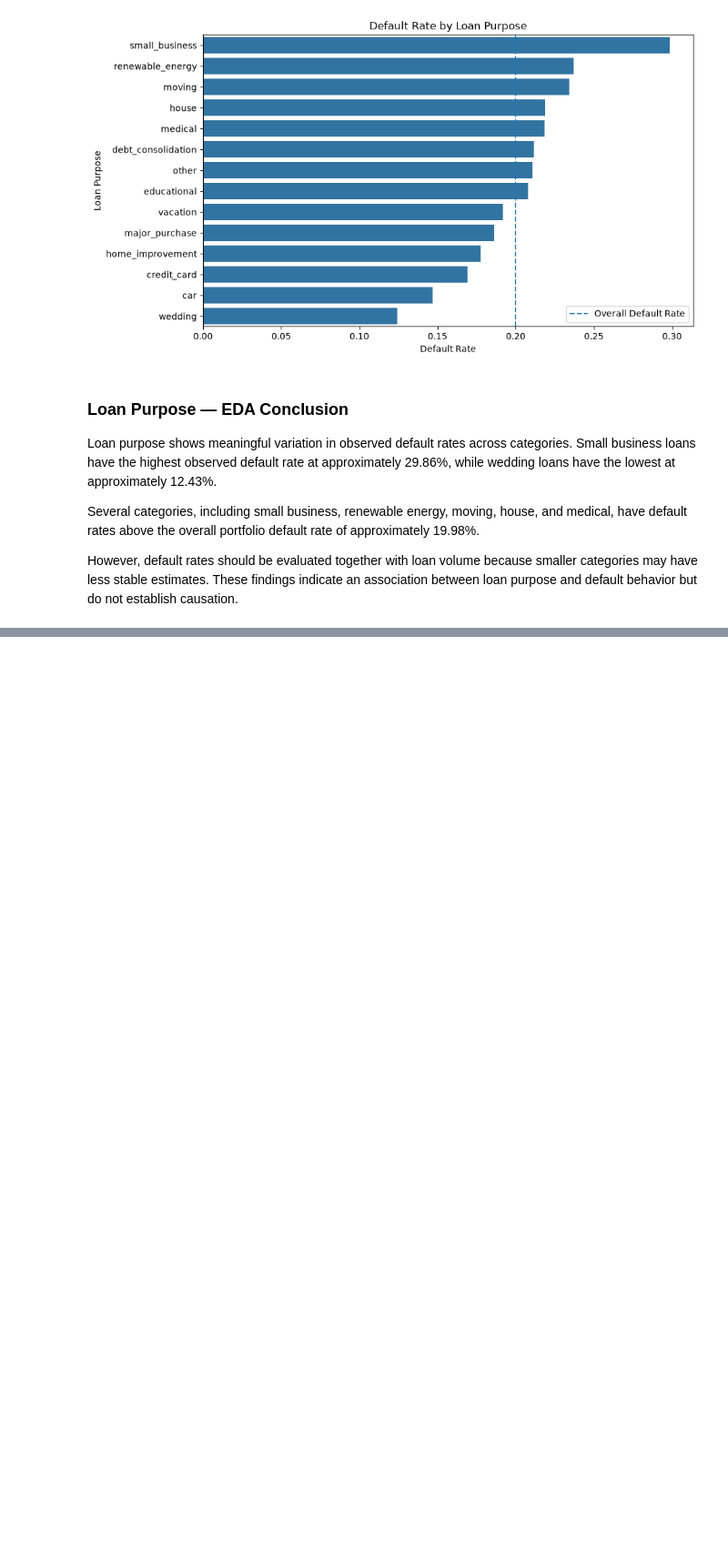
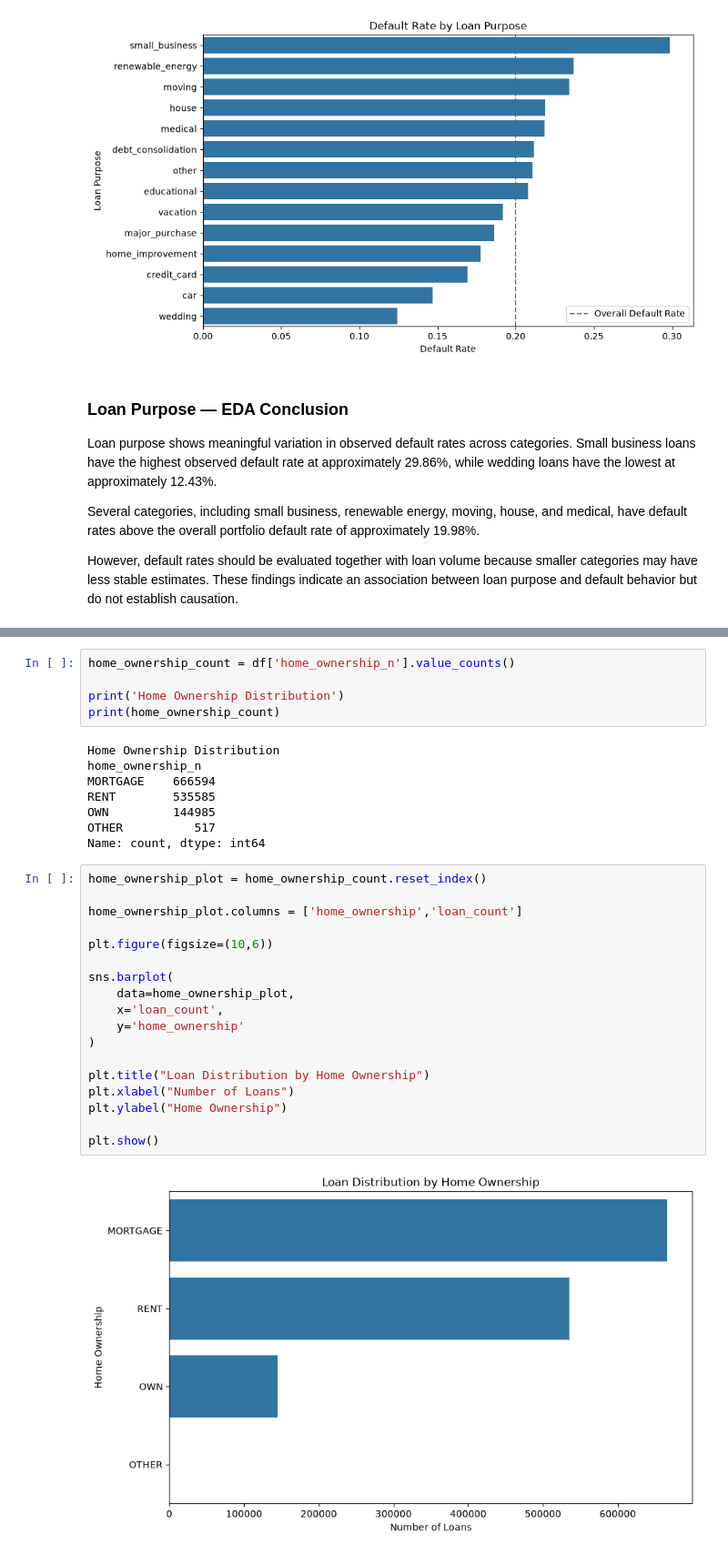
Before and after one commit to Jeetup-co/credit-risk-analysis, a Jupyter notebook: notebooks/05_EDA_and_Feature_Engineering.ipynb, the cells around one changed output, grey strips where cells are left out. Shown at 91% size. Cells and saved outputs as stored; diff of their text form; blank space fills up the shorter version.

```diff
--- a/notebooks/05_EDA_and_Feature_Engineering.ipynb
+++ b/notebooks/05_EDA_and_Feature_Engineering.ipynb
@@ -307,0 +445,33 @@ However, default rates should be evaluated together with loan volume because sma
+# %%
+home_ownership_count = df['home_ownership_n'].value_counts()
+
+print('Home Ownership Distribution')
+print(home_ownership_count)
+# %% [output]
+Home Ownership Distribution
+home_ownership_n
+MORTGAGE    666594
+RENT        535585
+OWN         144985
+OTHER          517
+Name: count, dtype: int64
+# %%
+home_ownership_plot = home_ownership_count.reset_index()
+
+home_ownership_plot.columns = ['home_ownership','loan_count']
+
+plt.figure(figsize=(10,6))
+
+sns.barplot(
+    data=home_ownership_plot,
+    x='loan_count',
+    y='home_ownership'
+)
+
+plt.title("Loan Distribution by Home Ownership")
+plt.xlabel("Number of Loans")
+plt.ylabel("Home Ownership")
+
+plt.show()
+# %% [output]
+[figure, added]
```
Also changed, not shown: parts of 36 cells of this notebook.
